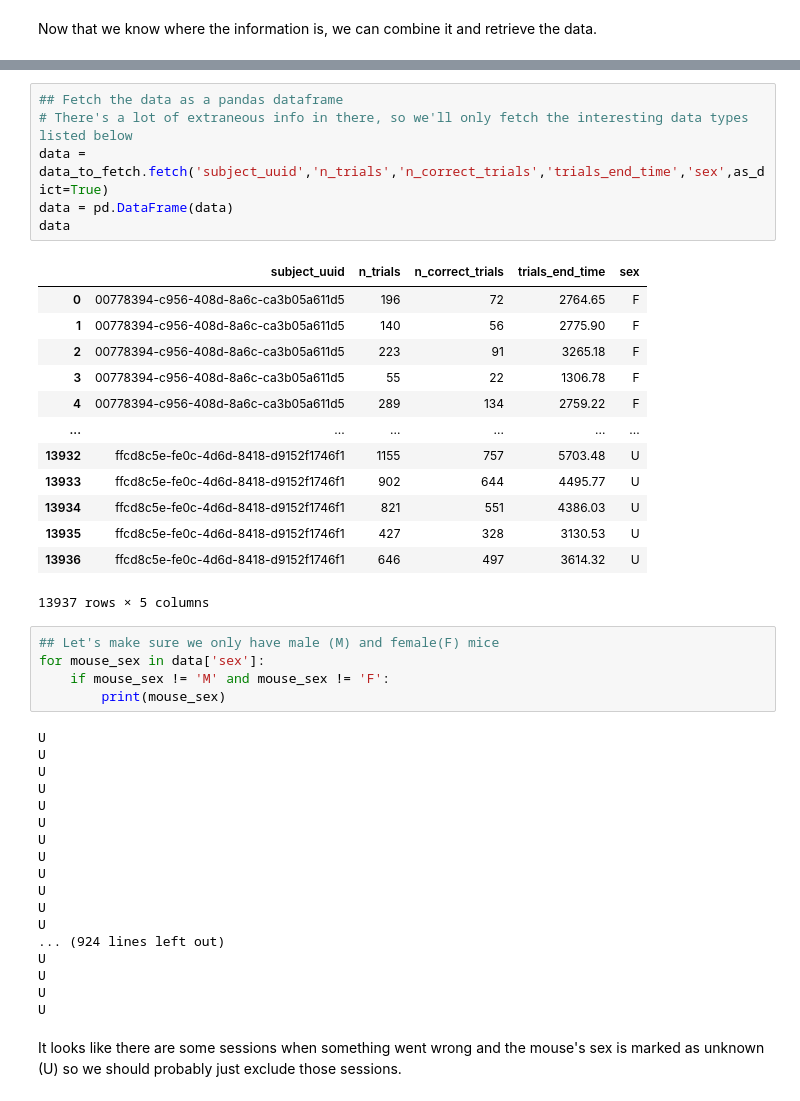
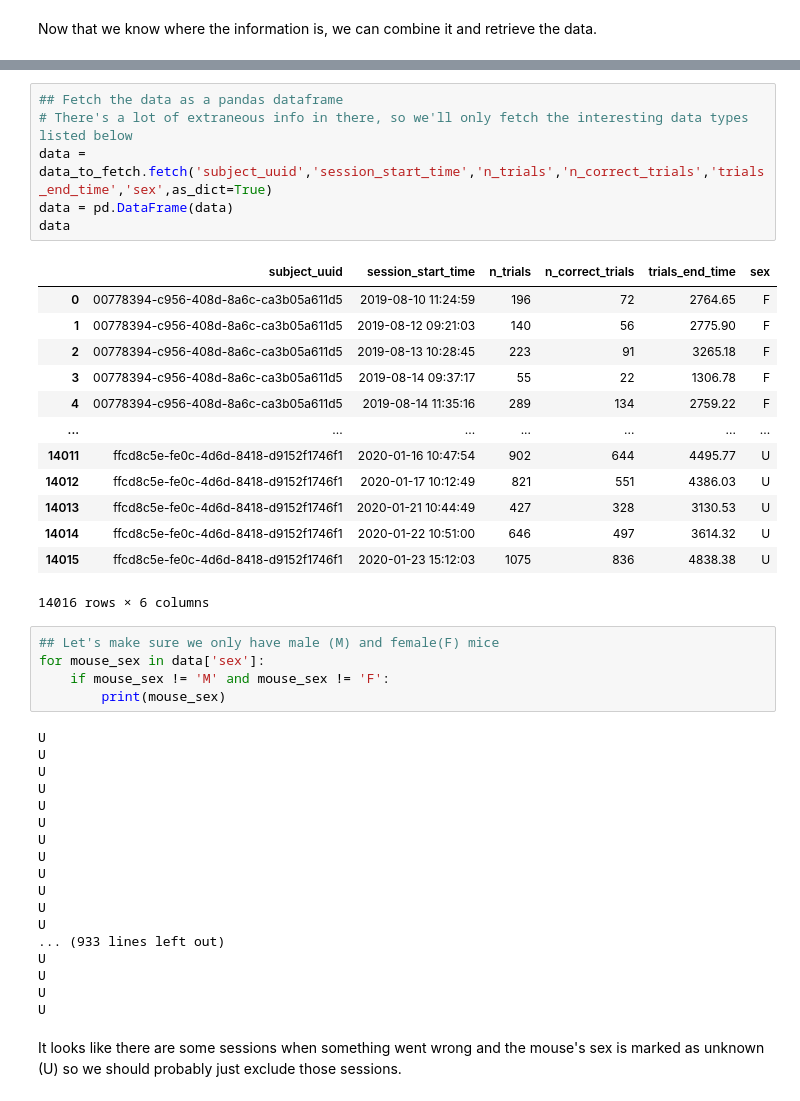
Before and after one commit to cskrasniak/behavior_analysis_demo, a Jupyter notebook: simple_analysis_example.ipynb, the cells around one changed output, grey strips where cells are left out. Cells and saved outputs as stored; diff of their text form.

```diff
--- a/simple_analysis_example.ipynb
+++ b/simple_analysis_example.ipynb
@@ -82,23 +89,23 @@ Total: 13937
 # %%
 ## Fetch the data as a pandas dataframe
 # There's a lot of extraneous info in there, so we'll only fetch the interesting data types listed below
-data = data_to_fetch.fetch('subject_uuid','n_trials','n_correct_trials','trials_end_time','sex',as_dict=True)
+data = data_to_fetch.fetch('subject_uuid','session_start_time','n_trials','n_correct_trials','trials_end_time','sex',as_dict=True)
 data = pd.DataFrame(data)
 data
 # %% [output]
-|  | subject_uuid | n_trials | n_correct_trials | trials_end_time | sex |
-| 0 | 00778394-c956-408d-8a6c-ca3b05a611d5 | 196 | 72 | 2764.65 | F |
-| 1 | 00778394-c956-408d-8a6c-ca3b05a611d5 | 140 | 56 | 2775.90 | F |
-| 2 | 00778394-c956-408d-8a6c-ca3b05a611d5 | 223 | 91 | 3265.18 | F |
-| 3 | 00778394-c956-408d-8a6c-ca3b05a611d5 | 55 | 22 | 1306.78 | F |
-| 4 | 00778394-c956-408d-8a6c-ca3b05a611d5 | 289 | 134 | 2759.22 | F |
-| ... | ... | ... | ... | ... | ... |
-| 13932 | ffcd8c5e-fe0c-4d6d-8418-d9152f1746f1 | 1155 | 757 | 5703.48 | U |
-| 13933 | ffcd8c5e-fe0c-4d6d-8418-d9152f1746f1 | 902 | 644 | 4495.77 | U |
-| 13934 | ffcd8c5e-fe0c-4d6d-8418-d9152f1746f1 | 821 | 551 | 4386.03 | U |
-| 13935 | ffcd8c5e-fe0c-4d6d-8418-d9152f1746f1 | 427 | 328 | 3130.53 | U |
-| 13936 | ffcd8c5e-fe0c-4d6d-8418-d9152f1746f1 | 646 | 497 | 3614.32 | U |
+|  | subject_uuid | session_start_time | n_trials | n_correct_trials | trials_end_time | sex |
+| 0 | 00778394-c956-408d-8a6c-ca3b05a611d5 | 2019-08-10 11:24:59 | 196 | 72 | 2764.65 | F |
+| 1 | 00778394-c956-408d-8a6c-ca3b05a611d5 | 2019-08-12 09:21:03 | 140 | 56 | 2775.90 | F |
+| 2 | 00778394-c956-408d-8a6c-ca3b05a611d5 | 2019-08-13 10:28:45 | 223 | 91 | 3265.18 | F |
+| 3 | 00778394-c956-408d-8a6c-ca3b05a611d5 | 2019-08-14 09:37:17 | 55 | 22 | 1306.78 | F |
+| 4 | 00778394-c956-408d-8a6c-ca3b05a611d5 | 2019-08-14 11:35:16 | 289 | 134 | 2759.22 | F |
+| ... | ... | ... | ... | ... | ... | ... |
+| 14011 | ffcd8c5e-fe0c-4d6d-8418-d9152f1746f1 | 2020-01-16 10:47:54 | 902 | 644 | 4495.77 | U |
+| 14012 | ffcd8c5e-fe0c-4d6d-8418-d9152f1746f1 | 2020-01-17 10:12:49 | 821 | 551 | 4386.03 | U |
+| 14013 | ffcd8c5e-fe0c-4d6d-8418-d9152f1746f1 | 2020-01-21 10:44:49 | 427 | 328 | 3130.53 | U |
+| 14014 | ffcd8c5e-fe0c-4d6d-8418-d9152f1746f1 | 2020-01-22 10:51:00 | 646 | 497 | 3614.32 | U |
+| 14015 | ffcd8c5e-fe0c-4d6d-8418-d9152f1746f1 | 2020-01-23 15:12:03 | 1075 | 836 | 4838.38 | U |
-13937 rows × 5 columns
+14016 rows × 6 columns
 # %%
 ## Let's make sure we only have male (M) and female(F) mice
 for mouse_sex in data['sex']:
@@ -117,7 +124,7 @@ U
 U
 U
 U
-... (924 lines left out)
+... (933 lines left out)
 U
 U
 U
```
Also changed, not shown: parts of 30 cells of this notebook.
